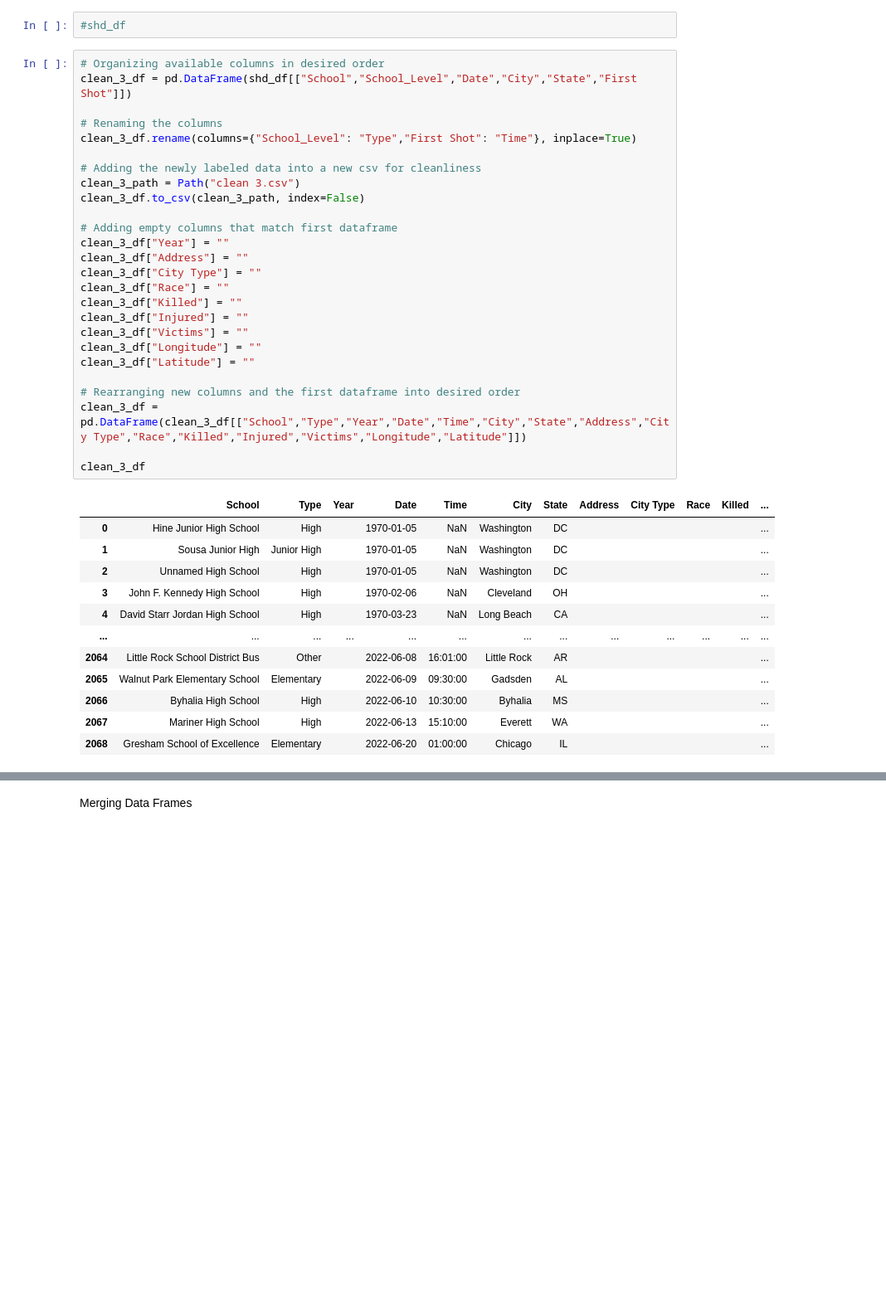
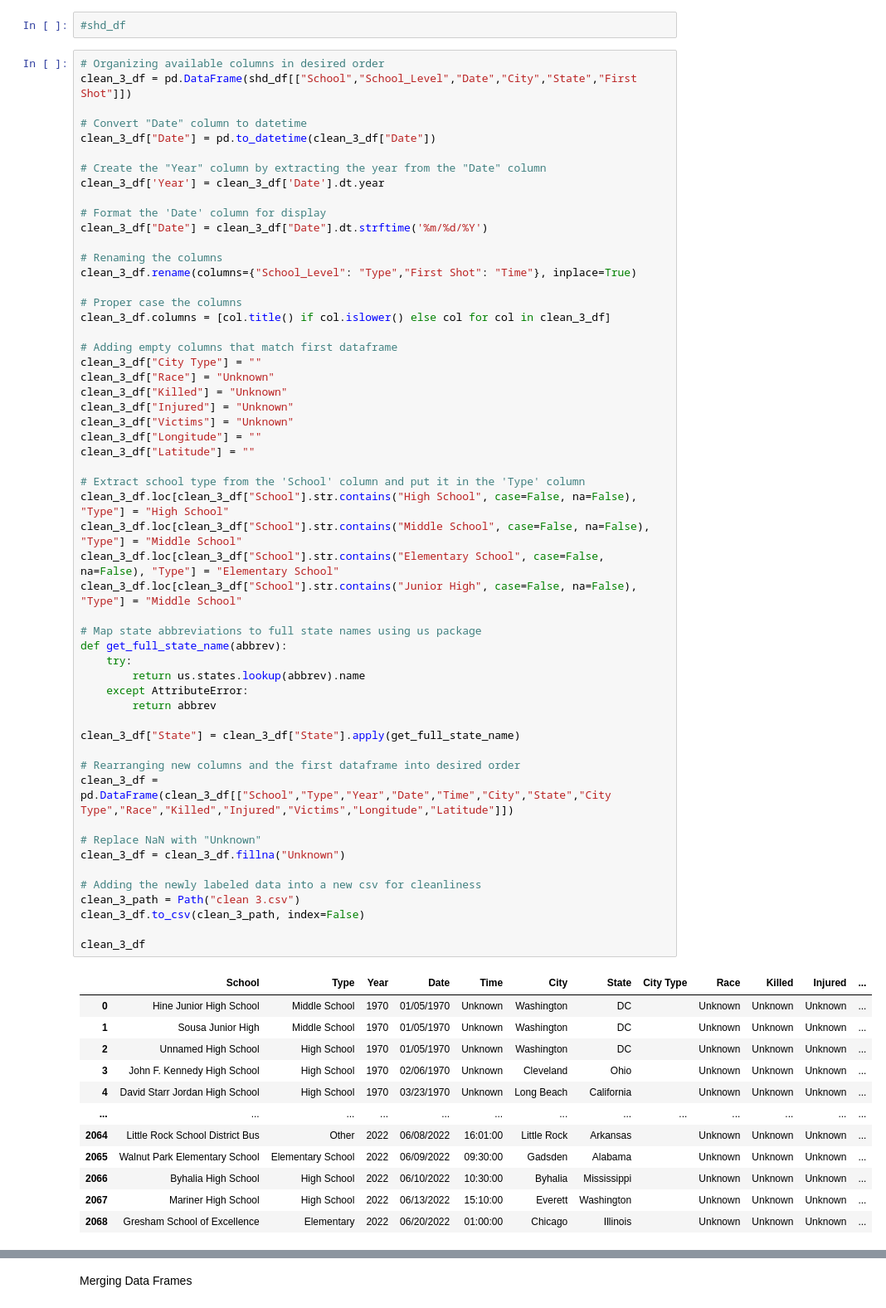
Before and after one commit to LeviEzra1/Project1_team4, a Jupyter notebook: Vivian_analysis/data_draft.ipynb, the cells around one changed output, grey strips where cells are left out. Shown at 83% size. Saved outputs shown, nothing was run; the diff lists cells and outputs as text; blank space fills up the shorter version.

```diff
--- a/Vivian_analysis/data_draft.ipynb
+++ b/Vivian_analysis/data_draft.ipynb
@@ -97,39 +134,67 @@ Cleaning shd_df
 # %%
 # Organizing available columns in desired order
 clean_3_df = pd.DataFrame(shd_df[["School","School_Level","Date","City","State","First Shot"]])
 
+# Convert "Date" column to datetime
+clean_3_df["Date"] = pd.to_datetime(clean_3_df["Date"])
+
+# Create the "Year" column by extracting the year from the "Date" column
+clean_3_df['Year'] = clean_3_df['Date'].dt.year
+
+# Format the 'Date' column for display
+clean_3_df["Date"] = clean_3_df["Date"].dt.strftime('%m/%d/%Y')
+
 # Renaming the columns
 clean_3_df.rename(columns={"School_Level": "Type","First Shot": "Time"}, inplace=True)
+
+# Proper case the columns
+clean_3_df.columns = [col.title() if col.islower() else col for col in clean_3_df]
+
+# Adding empty columns that match first dataframe
+clean_3_df["City Type"] = ""
+clean_3_df["Race"] = "Unknown"
+clean_3_df["Killed"] = "Unknown"
+clean_3_df["Injured"] = "Unknown"
+clean_3_df["Victims"] = "Unknown"
+clean_3_df["Longitude"] = ""
+clean_3_df["Latitude"] = ""
+
+# Extract school type from the 'School' column and put it in the 'Type' column
+clean_3_df.loc[clean_3_df["School"].str.contains("High School", case=False, na=False), "Type"] = "High School"
+clean_3_df.loc[clean_3_df["School"].str.contains("Middle School", case=False, na=False), "Type"] = "Middle School"
+clean_3_df.loc[clean_3_df["School"].str.contains("Elementary School", case=False, na=False), "Type"] = "Elementary School"
+clean_3_df.loc[clean_3_df["School"].str.contains("Junior High", case=False, na=False), "Type"] = "Middle School"
+
+# Map state abbreviations to full state names using us package
+def get_full_state_name(abbrev):
+    try:
+        return us.states.lookup(abbrev).name
+    except AttributeError:
+        return abbrev
+
+clean_3_df["State"] = clean_3_df["State"].apply(get_full_state_name)
+
+# Rearranging new columns and the first dataframe into desired order
+clean_3_df = pd.DataFrame(clean_3_df[["School","Type","Year","Date","Time","City","State","City Type","Race","Killed","Injured","Victims","Longitude","Latitude"]])
+
+# Replace NaN with "Unknown"
+clean_3_df = clean_3_df.fillna("Unknown")
 
 # Adding the newly labeled data into a new csv for cleanliness
 clean_3_path = Path("clean 3.csv")
 clean_3_df.to_csv(clean_3_path, index=False)
 
-# Adding empty columns that match first dataframe
-clean_3_df["Year"] = ""
-clean_3_df["Address"] = ""
-clean_3_df["City Type"] = ""
-clean_3_df["Race"] = ""
-clean_3_df["Killed"] = ""
-clean_3_df["Injured"] = ""
-clean_3_df["Victims"] = ""
-clean_3_df["Longitude"] = ""
-clean_3_df["Latitude"] = ""
-
-# Rearranging new columns and the first dataframe into desired order
-clean_3_df = pd.DataFrame(clean_3_df[["School","Type","Year","Date","Time","City","State","Address","City Type","Race","Killed","Injured","Victims","Longitude","Latitude"]])
-
 clean_3_df
 # %% [output]
-|  | School | Type | Year | Date | Time | City | State | Address | City Type | Race | Killed | ... |
-| 0 | Hine Junior High School | High |  | 1970-01-05 | NaN | Washington | DC |  |  |  |  | ... |
-| 1 | Sousa Junior High | Junior High |  | 1970-01-05 | NaN | Washington | DC |  |  |  |  | ... |
-| 2 | Unnamed High School | High |  | 1970-01-05 | NaN | Washington | DC |  |  |  |  | ... |
-| 3 | John F. Kennedy High School | High |  | 1970-02-06 | NaN | Cleveland | OH |  |  |  |  | ... |
-| 4 | David Starr Jordan High School | High |  | 1970-03-23 | NaN | Long Beach | CA |  |  |  |  | ... |
+|  | School | Type | Year | Date | Time | City | State | City Type | Race | Killed | Injured | ... |
+| 0 | Hine Junior High School | Middle School | 1970 | 01/05/1970 | Unknown | Washington | DC |  | Unknown | Unknown | Unknown | ... |
+| 1 | Sousa Junior High | Middle School | 1970 | 01/05/1970 | Unknown | Washington | DC |  | Unknown | Unknown | Unknown | ... |
+| 2 | Unnamed High School | High School | 1970 | 01/05/1970 | Unknown | Washington | DC |  | Unknown | Unknown | Unknown | ... |
+| 3 | John F. Kennedy High School | High School | 1970 | 02/06/1970 | Unknown | Cleveland | Ohio |  | Unknown | Unknown | Unknown | ... |
+| 4 | David Starr Jordan High School | High School | 1970 | 03/23/1970 | Unknown | Long Beach | California |  | Unknown | Unknown | Unknown | ... |
 | ... | ... | ... | ... | ... | ... | ... | ... | ... | ... | ... | ... | ... |
-| 2064 | Little Rock School District Bus | Other |  | 2022-06-08 | 16:01:00 | Little Rock | AR |  |  |  |  | ... |
-| 2065 | Walnut Park Elementary School | Elementary |  | 2022-06-09 | 09:30:00 | Gadsden | AL |  |  |  |  | ... |
-| 2066 | Byhalia High School | High |  | 2022-06-10 | 10:30:00 | Byhalia | MS |  |  |  |  | ... |
-| 2067 | Mariner High School | High |  | 2022-06-13 | 15:10:00 | Everett | WA |  |  |  |  | ... |
-| 2068 | Gresham School of Excellence | Elementary |  | 2022-06-20 | 01:00:00 | Chicago | IL |  |  |  |  | ... |
+| 2064 | Little Rock School District Bus | Other | 2022 | 06/08/2022 | 16:01:00 | Little Rock | Arkansas |  | Unknown | Unknown | Unknown | ... |
+| 2065 | Walnut Park Elementary School | Elementary School | 2022 | 06/09/2022 | 09:30:00 | Gadsden | Alabama |  | Unknown | Unknown | Unknown | ... |
+| 2066 | Byhalia High School | High School | 2022 | 06/10/2022 | 10:30:00 | Byhalia | Mississippi |  | Unknown | Unknown | Unknown | ... |
+| 2067 | Mariner High School | High School | 2022 | 06/13/2022 | 15:10:00 | Everett | Washington |  | Unknown | Unknown | Unknown | ... |
+| 2068 | Gresham School of Excellence | Elementary | 2022 | 06/20/2022 | 01:00:00 | Chicago | Illinois |  | Unknown | Unknown | Unknown | ... |
```
Also changed, not shown: parts of 7 cells of this notebook, 3 other files.
